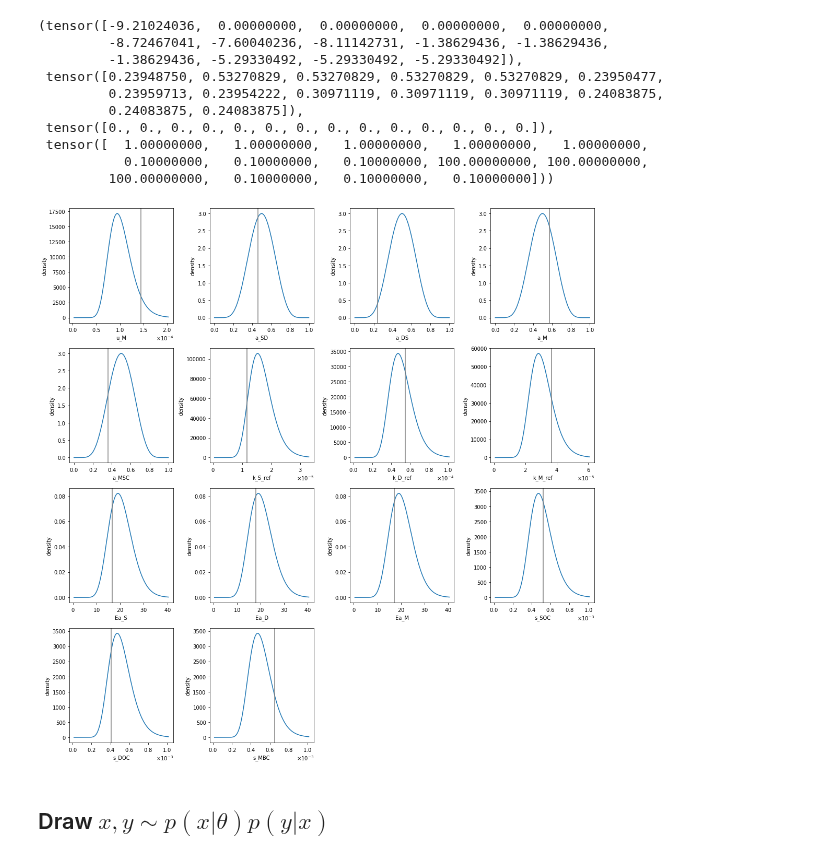
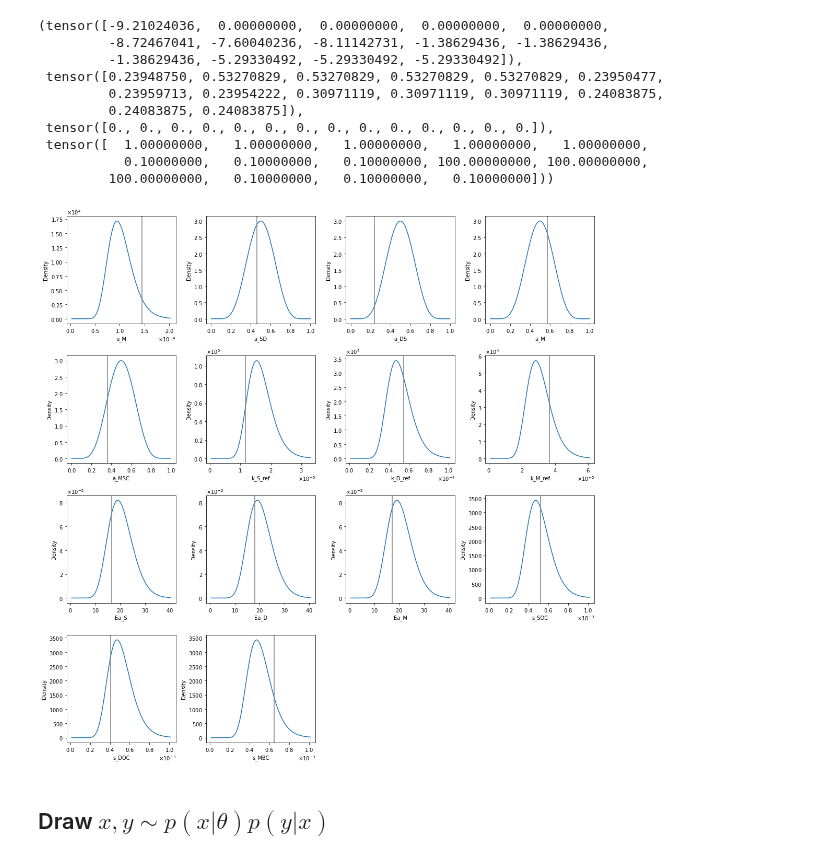
Before and after one commit to wallyxie/varInferenceSoilBiogeoModelSyntheticData, a Jupyter notebook: pytorch_sbm_sde_vi/python_notebooks/SCON-SS_CO2_logit_alt_gen_y.ipynb, the cells around one changed output. Cells and saved outputs as stored; diff of their text form; code cells hidden in the pictures.

Commit message:
Changed scientific notation plotting to apply to both x and y axes.

```diff
--- a/pytorch_sbm_sde_vi/python_notebooks/SCON-SS_CO2_logit_alt_gen_y.ipynb
+++ b/pytorch_sbm_sde_vi/python_notebooks/SCON-SS_CO2_logit_alt_gen_y.ipynb
@@ -188,22 +188,22 @@ pdf = torch.exp(dist.log_prob(x)).detach()
 # %%
 # Save sampled theta values
 fig, axes = plt.subplots(4, 4, figsize=(15, 15))
 k = 0
 for i, row in enumerate(axes):
     for j, ax in enumerate(row):
         if k < 14:
             key = keys[k]
             ax.plot(x[:, k], pdf[:, k])
             ax.axvline(SCON_SS_params_dict[key], color='gray')
             ax.set_xlabel(key)
-            ax.set_ylabel('density')
-            ax.ticklabel_format(style='sci', scilimits=(-2,4), axis='x', useMathText='True')
+            ax.set_ylabel('Density')
+            ax.ticklabel_format(style='sci', scilimits=(-2,4), axis='both', useMathText='True')
         else:
             fig.delaxes(axes[i, j])
         k += 1
 plt.tight_layout()
 # %% [output]
-[figure, old version]
+[figure, new version]
 # %% [markdown]
 ## Draw $x, y \sim p(x|\theta) p(y|x)$
 # %%
```
Also changed, not shown: 2 other files.
